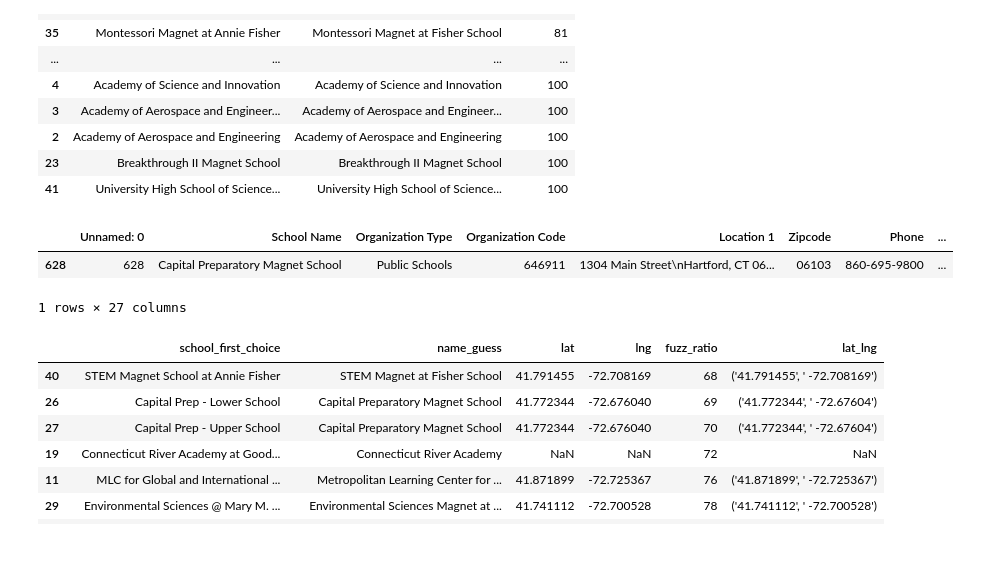
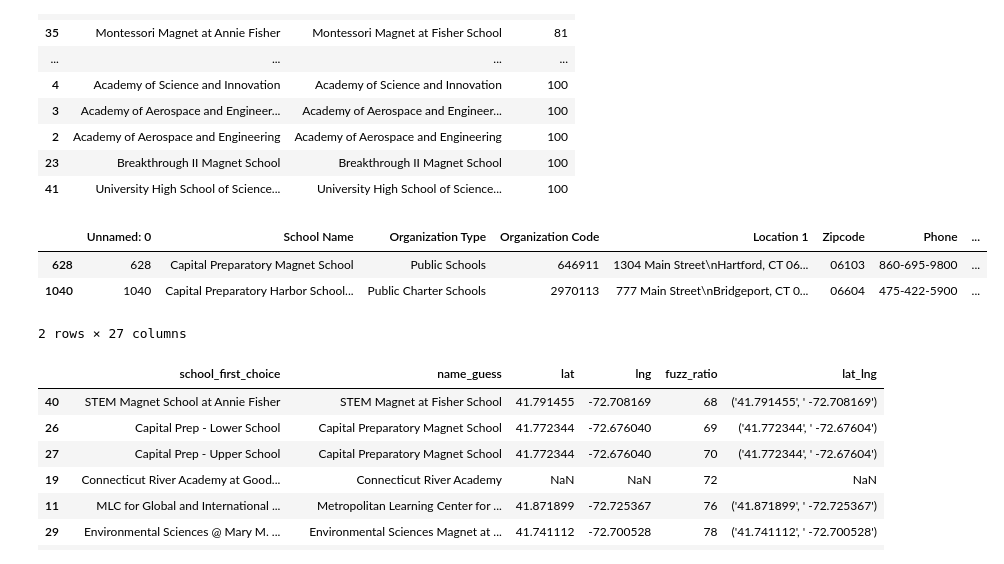
Before and after one commit to jakekara/sheff-data, a Jupyter notebook: Wait list.ipynb, the cells around one changed output. Drawn from its saved outputs; the diff is of its cells as text; code cells hidden in the pictures.

```diff
--- a/Wait list.ipynb
+++ b/Wait list.ipynb
@@ -112,12 +118,13 @@ wait_list[["school_first_choice","name_guess","fuzz_ratio"]].sort_values(by="fuz
 # %%
 # Most of the above look good
 # let's take a closer look at a few
 
-schools.school_by_name("Capital Prep")
+schools.contains("Capital Prep")
 # %% [output]
 |  | Unnamed: 0 | School Name | Organization Type | Organization Code | Location 1 | Zipcode | Phone | ... |
 | 628 | 628 | Capital Preparatory Magnet School | Public Schools | 646911 | 1304 Main Street\nHartford, CT 06... | 06103 | 860-695-9800 | ... |
+| 1040 | 1040 | Capital Preparatory Harbor School... | Public Charter Schools | 2970113 | 777 Main Street\nBridgeport, CT 0... | 06604 | 475-422-5900 | ... |
-1 rows × 27 columns
+2 rows × 27 columns
 # %%
 wait_list.sort_values(by="fuzz_ratio",ascending=True)[["school_first_choice","name_guess","lat","lng","fuzz_ratio","lat_lng"]]
 # %% [output]
```
Also changed, not shown: parts of 3 cells of this notebook, 23 other files.
